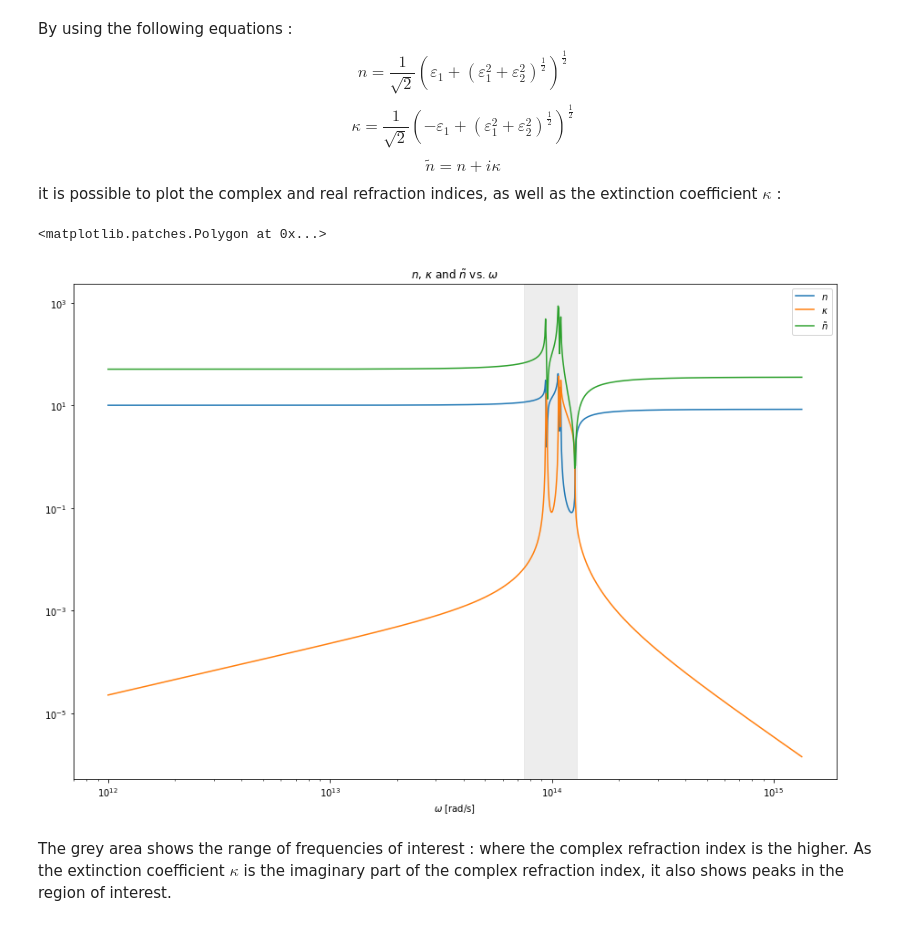
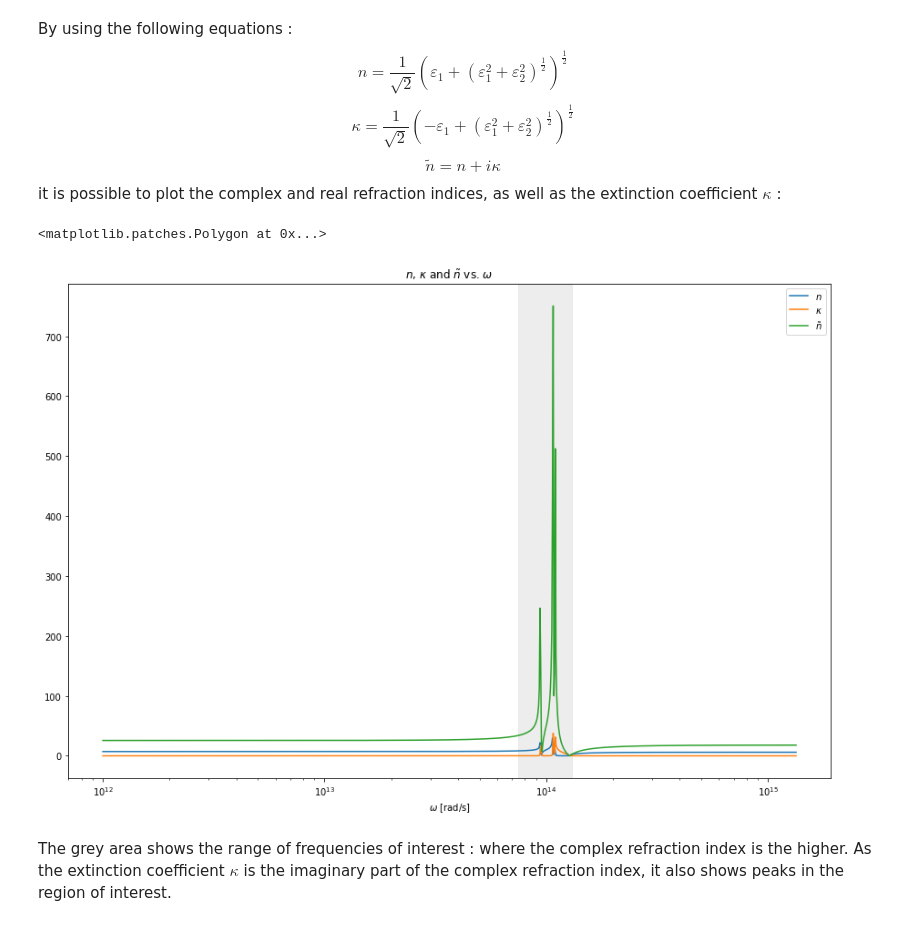
Before and after one commit to idommisse/lmapr2001, a Jupyter notebook: Block2_section1_5.ipynb, the cells around one changed output. Cells and saved outputs as stored; diff of their text form; code cells hidden in the pictures.

```diff
--- a/Block2_section1_5.ipynb
+++ b/Block2_section1_5.ipynb
@@ -103,27 +102,26 @@ $$\kappa = \dfrac{1}{\sqrt{2}}\left(-\varepsilon_1+(\varepsilon_1^2+\varepsilon_
 $$\tilde{n} = n + i\kappa$$
 it is possible to plot the complex and real refraction indices, as well as the extinction coefficient $\kappa$ :
 # %%
-n = 1/(2*(1/2))*(epsilonIsoReal + (epsilonIsoReal**2+epsilonIsoImg**2)**(1/2))**(1/2)
+n = 1/(2**(1/2))*(epsilonIsoReal + (epsilonIsoReal**2+epsilonIsoImg**2)**(1/2))**(1/2)
 kappa = 1/(2**(1/2))*(-epsilonIsoReal + (epsilonIsoReal**2+epsilonIsoImg**2)**(1/2))**(1/2)
 ncomp = (n**2 + kappa**2)**1/2
 
 plt.figure(figsize=(15,10))
 plt.plot(omega,n,label=r'$n$')
 plt.plot(omega,kappa,label=r'$\kappa$')
 plt.plot(omega,ncomp,label=r'$\tilde{n}$')
 plt.legend()
 plt.xlabel(r'$\omega$ [rad/s]')
 plt.title(r'$n$, $\kappa$ and $\tilde{n}$ vs. $\omega$')
 plt.xscale('log')
-plt.yscale('log')
 
 inf = 7.5e13
 upper = 1.3e14
 
 plt.axvspan(inf, upper, alpha=0.5, color='#DDDDDD')
 # %% [output]
 <matplotlib.patches.Polygon at 0x...>
-[figure, old version]
+[figure, new version]
 # %% [markdown]
 The grey area shows the range of frequencies of interest : where the complex refraction index is the higher.
 As the extinction coefficient $\kappa$ is the imaginary part of the complex refraction index, it also shows peaks in the region of interest.
```
Also changed, not shown: parts of 1 cell of this notebook.
